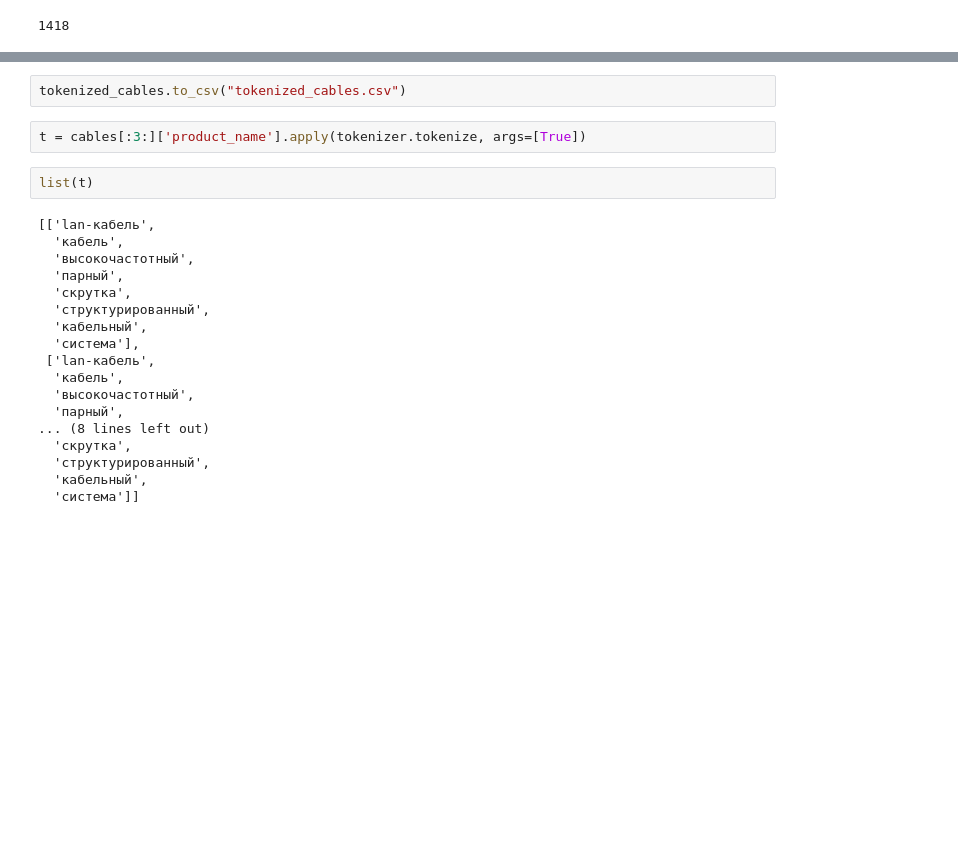
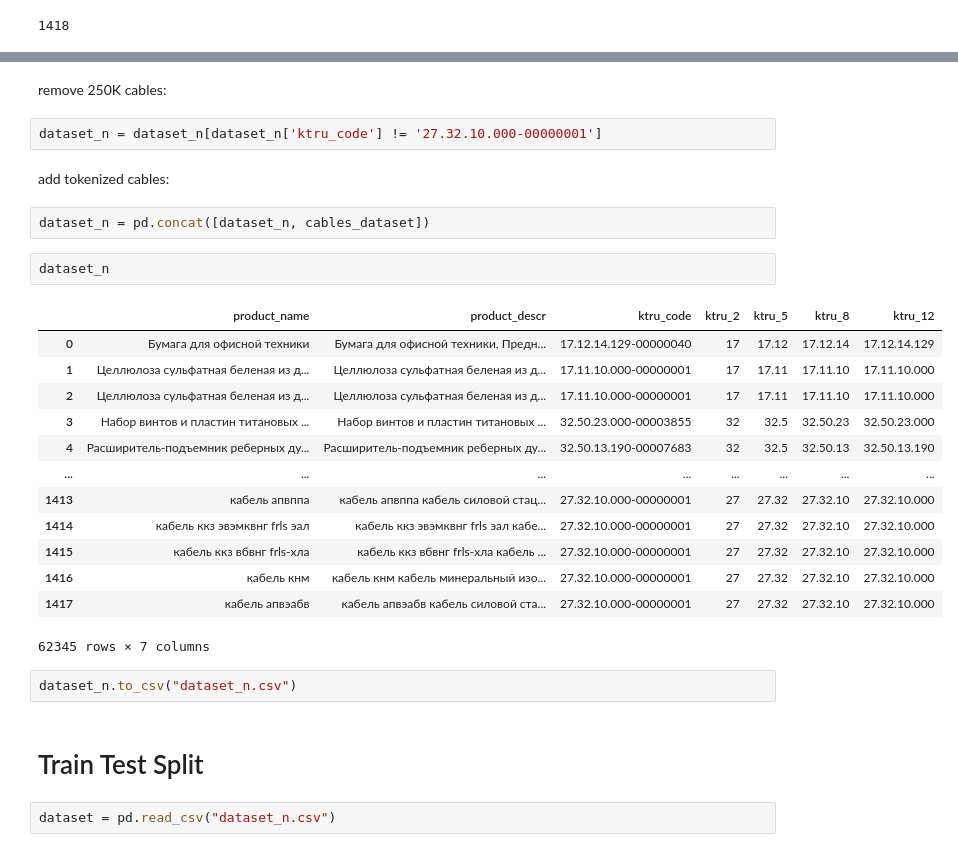
Before and after one commit to KKroliKK/ktru-prediction, a Jupyter notebook: notebook.ipynb, the cells around one changed output, grey strips where cells are left out. Drawn from its saved outputs; the diff is of its cells as text; blank space fills up the shorter version.

```diff
--- a/notebook.ipynb
+++ b/notebook.ipynb
@@ -319,24 +406,30 @@ tokenized_cables_descr.to_csv("tokenized_cables_descr.csv")
+# %% [markdown]
+remove 250K cables:
+# %%
+dataset_n = dataset_n[dataset_n['ktru_code'] != '27.32.10.000-00000001']
+# %% [markdown]
+add tokenized cables:
+# %%
+dataset_n = pd.concat([dataset_n, cables_dataset])
+# %%
+dataset_n
+# %% [output]
+|  | product_name | product_descr | ktru_code | ktru_2 | ktru_5 | ktru_8 | ktru_12 |
+| 0 | Бумага для офисной техники | Бумага для офисной техники, Предн... | 17.12.14.129-00000040 | 17 | 17.12 | 17.12.14 | 17.12.14.129 |
+| 1 | Целлюлоза сульфатная беленая из д... | Целлюлоза сульфатная беленая из д... | 17.11.10.000-00000001 | 17 | 17.11 | 17.11.10 | 17.11.10.000 |
+| 2 | Целлюлоза сульфатная беленая из д... | Целлюлоза сульфатная беленая из д... | 17.11.10.000-00000001 | 17 | 17.11 | 17.11.10 | 17.11.10.000 |
+| 3 | Набор винтов и пластин титановых ... | Набор винтов и пластин титановых ... | 32.50.23.000-00003855 | 32 | 32.5 | 32.50.23 | 32.50.23.000 |
+| 4 | Расширитель-подъемник реберных ду... | Расширитель-подъемник реберных ду... | 32.50.13.190-00007683 | 32 | 32.5 | 32.50.13 | 32.50.13.190 |
+| ... | ... | ... | ... | ... | ... | ... | ... |
+| 1413 | кабель апвппа | кабель апвппа кабель силовой стац... | 27.32.10.000-00000001 | 27 | 27.32 | 27.32.10 | 27.32.10.000 |
+| 1414 | кабель ккз эвэмквнг frls эал | кабель ккз эвэмквнг frls эал кабе... | 27.32.10.000-00000001 | 27 | 27.32 | 27.32.10 | 27.32.10.000 |
+| 1415 | кабель ккз вбвнг frls-хла | кабель ккз вбвнг frls-хла кабель ... | 27.32.10.000-00000001 | 27 | 27.32 | 27.32.10 | 27.32.10.000 |
+| 1416 | кабель кнм | кабель кнм кабель минеральный изо... | 27.32.10.000-00000001 | 27 | 27.32 | 27.32.10 | 27.32.10.000 |
+| 1417 | кабель апвэабв | кабель апвэабв кабель силовой ста... | 27.32.10.000-00000001 | 27 | 27.32 | 27.32.10 | 27.32.10.000 |
+62345 rows × 7 columns
 # %%
-tokenized_cables.to_csv("tokenized_cables.csv")
+dataset_n.to_csv("dataset_n.csv")
-# %%
-t = cables[:3:]['product_name'].apply(tokenizer.tokenize, args=[True])
-# %%
-list(t)
-# %% [output]
-[['lan-кабель',
-  'кабель',
-  'высокочастотный',
-  'парный',
-  'скрутка',
-  'структурированный',
-  'кабельный',
-  'система'],
- ['lan-кабель',
-  'кабель',
-  'высокочастотный',
-  'парный',
-... (8 lines left out)
-  'скрутка',
-  'структурированный',
-  'кабельный',
-  'система']]
+# %% [markdown]
+# Train Test Split
+# %%
+dataset = pd.read_csv("dataset_n.csv")
```
Also changed, not shown: parts of 36 cells of this notebook, 1 other file.
